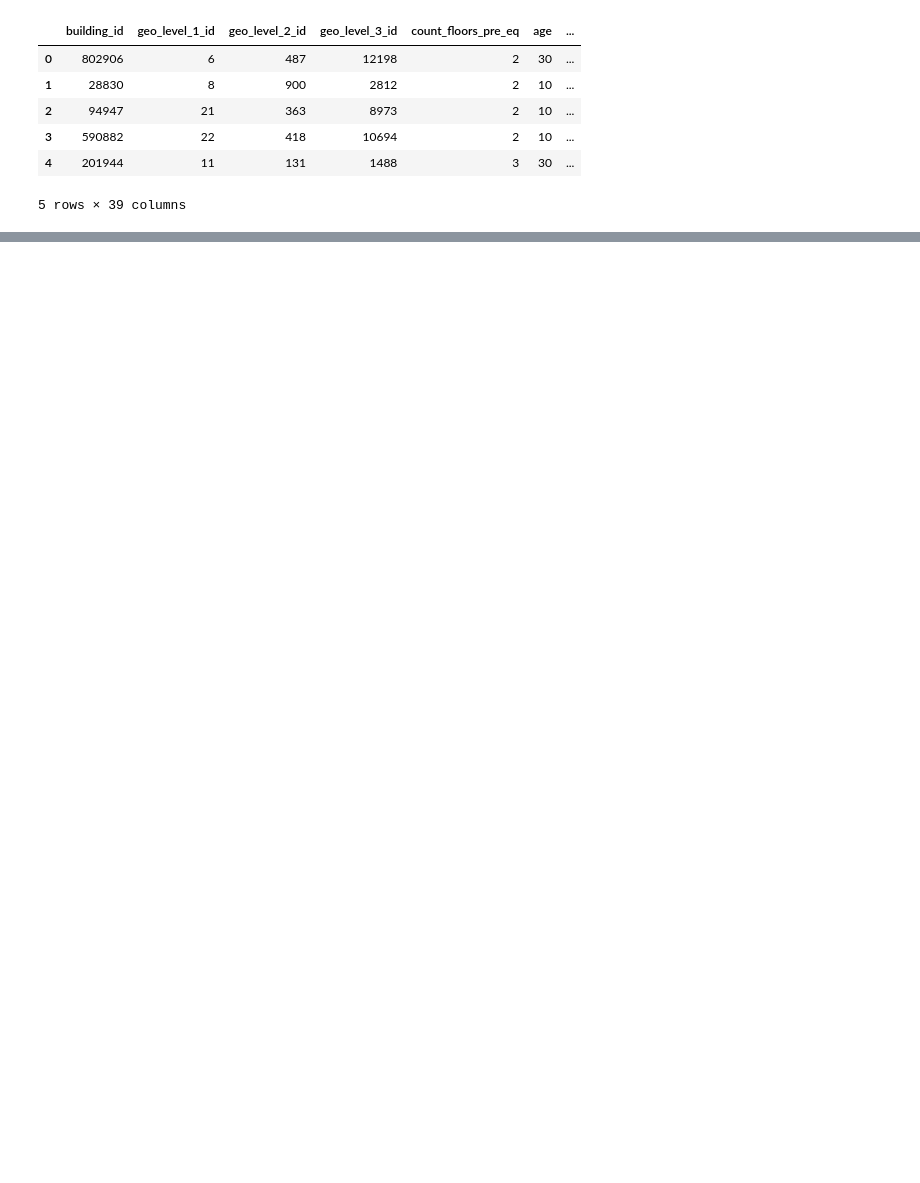
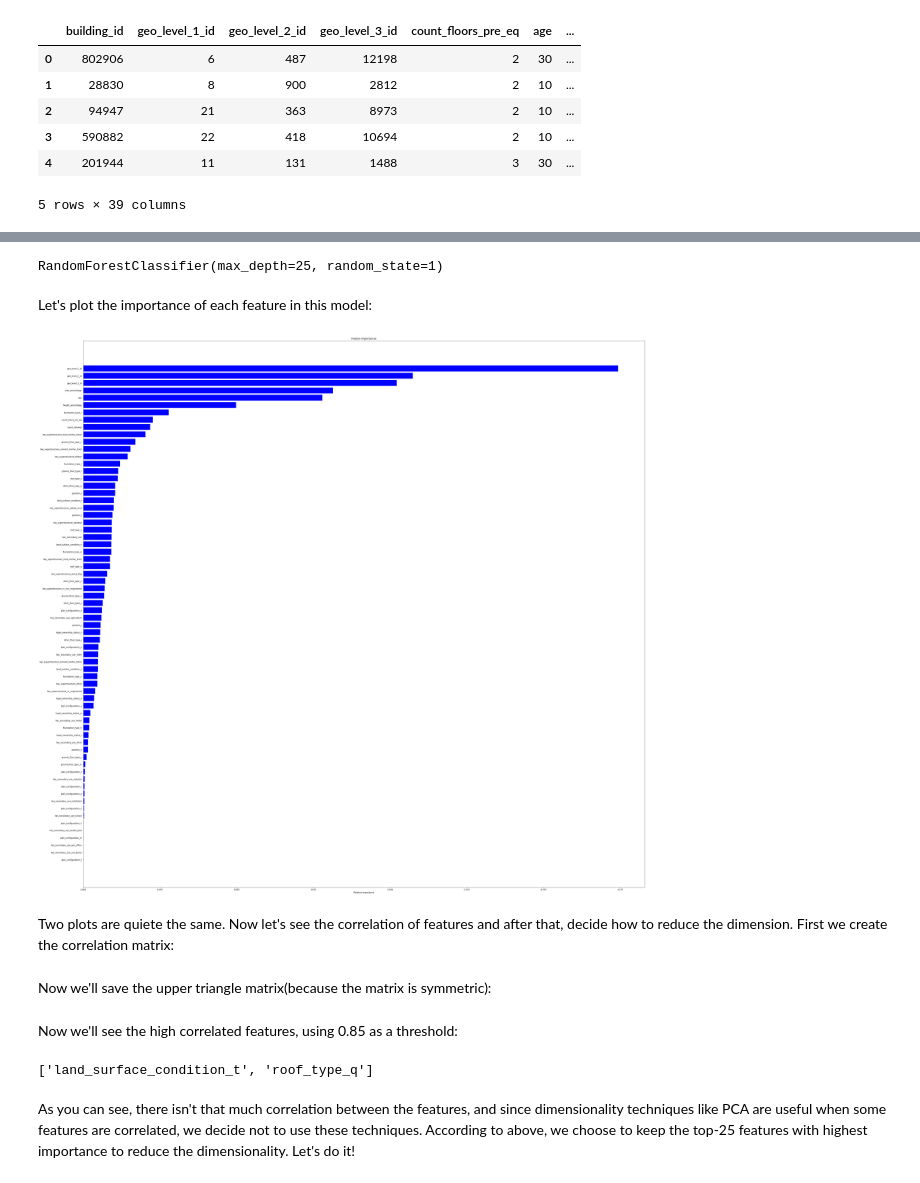
Before and after one commit to tahafkh/Data-Mining, a Jupyter notebook: Final/Codes/Final.ipynb, the cells around one changed output, grey strips where cells are left out. Saved outputs shown, nothing was run; the diff lists cells and outputs as text; code cells hidden in the pictures; blank space fills up the shorter version.

```diff
--- a/Final/Codes/Final.ipynb
+++ b/Final/Codes/Final.ipynb
@@ -276,0 +284,21 @@ Min support = 0.03, Min confidence = 0.35 using FPGrowth. Spent time: 0.06920886
+# %%
+model = RandomForestClassifier(random_state=1, max_depth=25)
+model.fit(X_, y)
+# %% [output]
+RandomForestClassifier(max_depth=25, random_state=1)
+# %% [markdown]
+Let's plot the importance of each feature in this model:
+# %%
+features = X_.columns
+importances = model.feature_importances_
+indices = np.argsort(importances)
+plt.figure(figsize=(50,50))
+plt.title('Feature Importances')
+plt.barh(range(len(indices)), importances[indices], color='b', align='center')
+plt.yticks(range(len(indices)), [features[i] for i in indices])
+plt.xlabel('Relative Importance')
+plt.show()
+# %% [output]
+[figure, added]
+# %% [markdown]
+Two plots are quiete the same. Now let's see the correlation of features and after that, decide how to reduce the dimension. First we create the correlation matrix:
@@ -276,0 +307,2 @@ Min support = 0.03, Min confidence = 0.35 using FPGrowth. Spent time: 0.06920886
+# %% [markdown]
+Now we'll save the upper triangle matrix(because the matrix is symmetric):
@@ -276,0 +311,2 @@ Min support = 0.03, Min confidence = 0.35 using FPGrowth. Spent time: 0.06920886
+# %% [markdown]
+Now we'll see the high correlated features, using 0.85 as a threshold:
@@ -276,0 +315,6 @@ Min support = 0.03, Min confidence = 0.35 using FPGrowth. Spent time: 0.06920886
+# %%
+high_correlated
+# %% [output]
+['land_surface_condition_t', 'roof_type_q']
+# %% [markdown]
+As you can see, there isn't that much correlation between the features, and since dimensionality techniques like PCA are useful when some features are correlated, we decide not to use these techniques. According to above, we choose to keep the top-25 features with highest importance to reduce the dimensionality. Let's do it!
```
Also changed, not shown: parts of 123 cells of this notebook, 1 other file.
